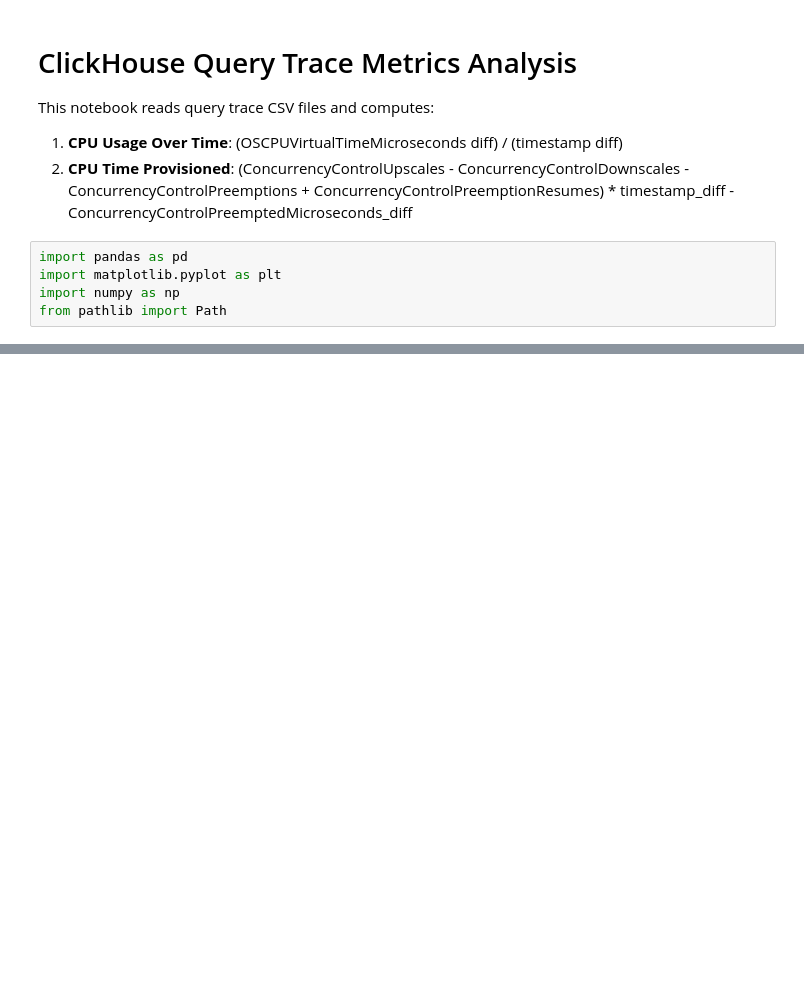
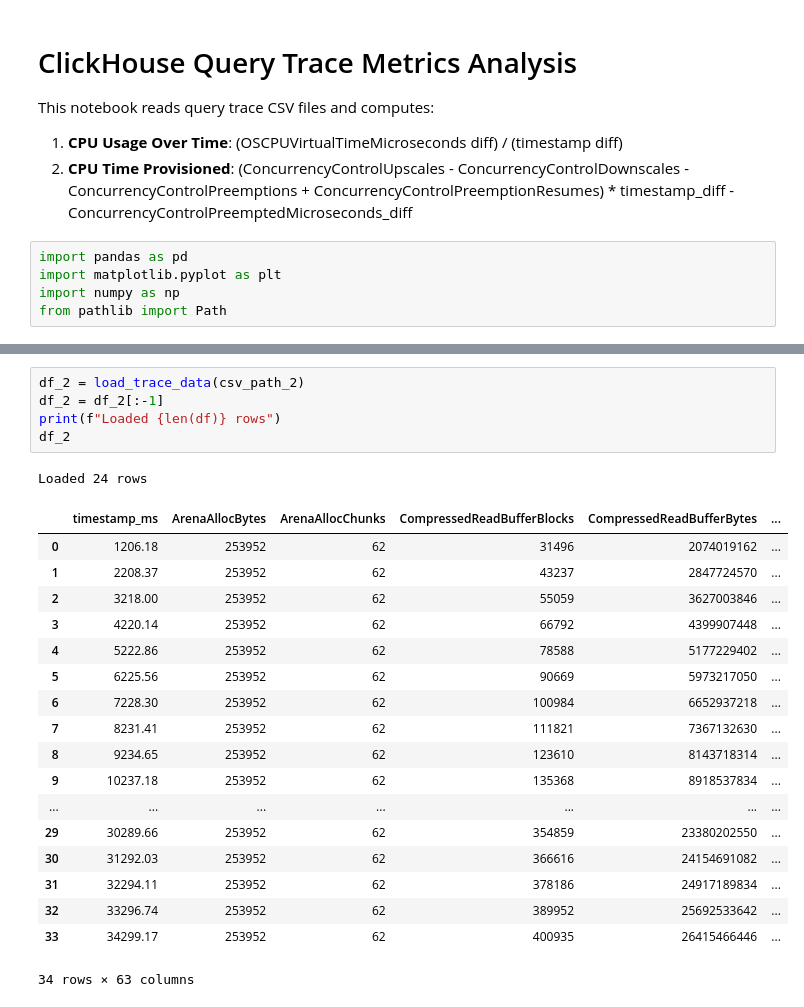
Before and after one commit to xlhuang37/tpch, a Jupyter notebook: metrics_analysis.ipynb, the cells around one changed output, grey strips where cells are left out. Drawn from its saved outputs; the diff is of its cells as text; blank space fills up the shorter version.

```diff
--- a/metrics_analysis.ipynb
+++ b/metrics_analysis.ipynb
@@ -35,3 +39,28 @@ Loaded 3 rows
+# %%
+df_2 = load_trace_data(csv_path_2)
+df_2 = df_2[:-1]
+print(f"Loaded {len(df)} rows")
+df_2
+# %% [output]
+Loaded 24 rows
+|  | timestamp_ms | ArenaAllocBytes | ArenaAllocChunks | CompressedReadBufferBlocks | CompressedReadBufferBytes | ... |
+| 0 | 1206.18 | 253952 | 62 | 31496 | 2074019162 | ... |
+| 1 | 2208.37 | 253952 | 62 | 43237 | 2847724570 | ... |
+| 2 | 3218.00 | 253952 | 62 | 55059 | 3627003846 | ... |
+| 3 | 4220.14 | 253952 | 62 | 66792 | 4399907448 | ... |
+| 4 | 5222.86 | 253952 | 62 | 78588 | 5177229402 | ... |
+| 5 | 6225.56 | 253952 | 62 | 90669 | 5973217050 | ... |
+| 6 | 7228.30 | 253952 | 62 | 100984 | 6652937218 | ... |
+| 7 | 8231.41 | 253952 | 62 | 111821 | 7367132630 | ... |
+| 8 | 9234.65 | 253952 | 62 | 123610 | 8143718314 | ... |
+| 9 | 10237.18 | 253952 | 62 | 135368 | 8918537834 | ... |
+| ... | ... | ... | ... | ... | ... | ... |
+| 29 | 30289.66 | 253952 | 62 | 354859 | 23380202550 | ... |
+| 30 | 31292.03 | 253952 | 62 | 366616 | 24154691082 | ... |
+| 31 | 32294.11 | 253952 | 62 | 378186 | 24917189834 | ... |
+| 32 | 33296.74 | 253952 | 62 | 389952 | 25692533642 | ... |
+| 33 | 34299.17 | 253952 | 62 | 400935 | 26415466446 | ... |
+34 rows × 63 columns
 # %%
 def compute_cpu_usage(df: pd.DataFrame) -> pd.DataFrame:
     """
```
Also changed, not shown: parts of 6 cells of this notebook, 24 other files.
